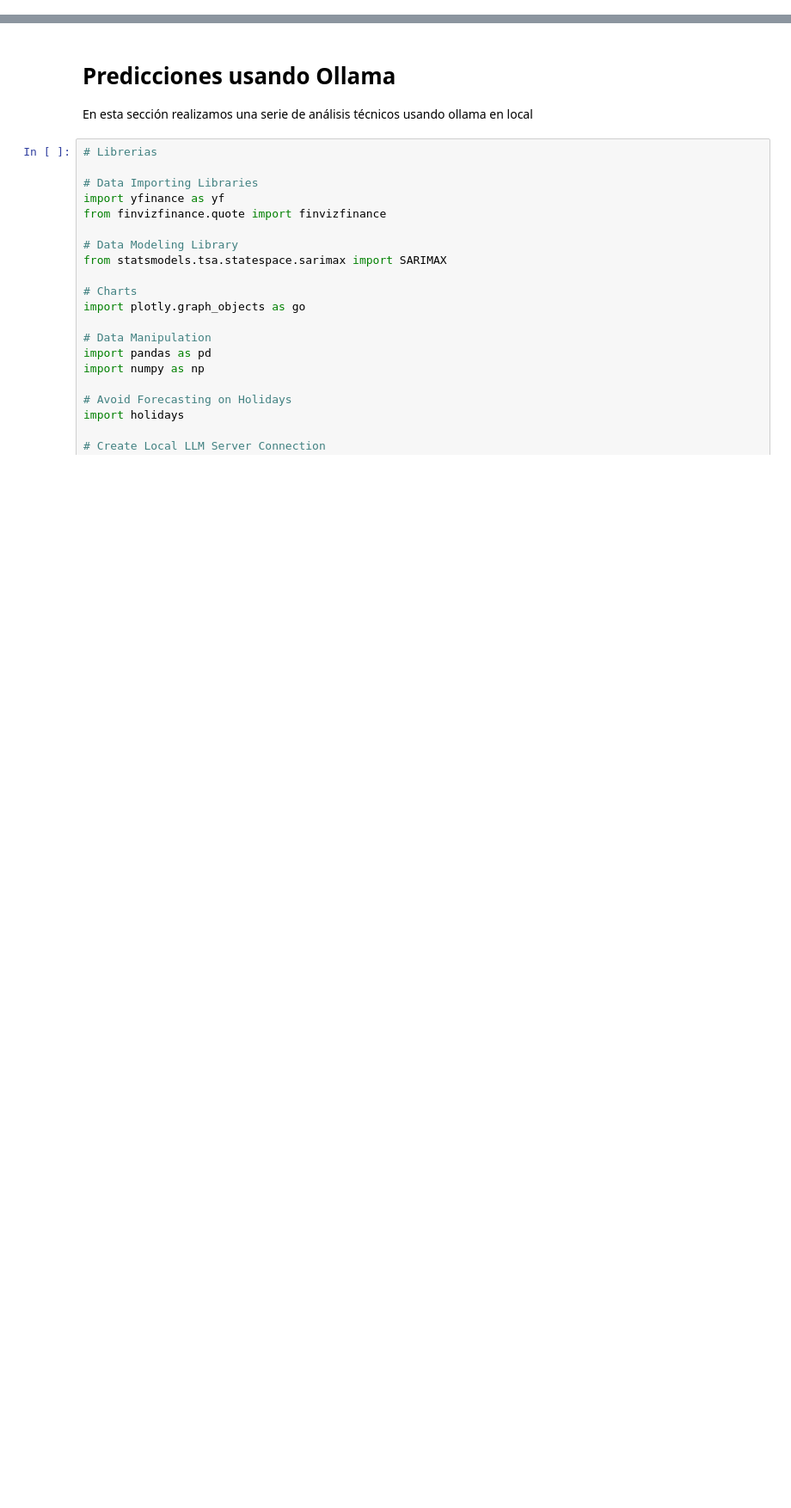
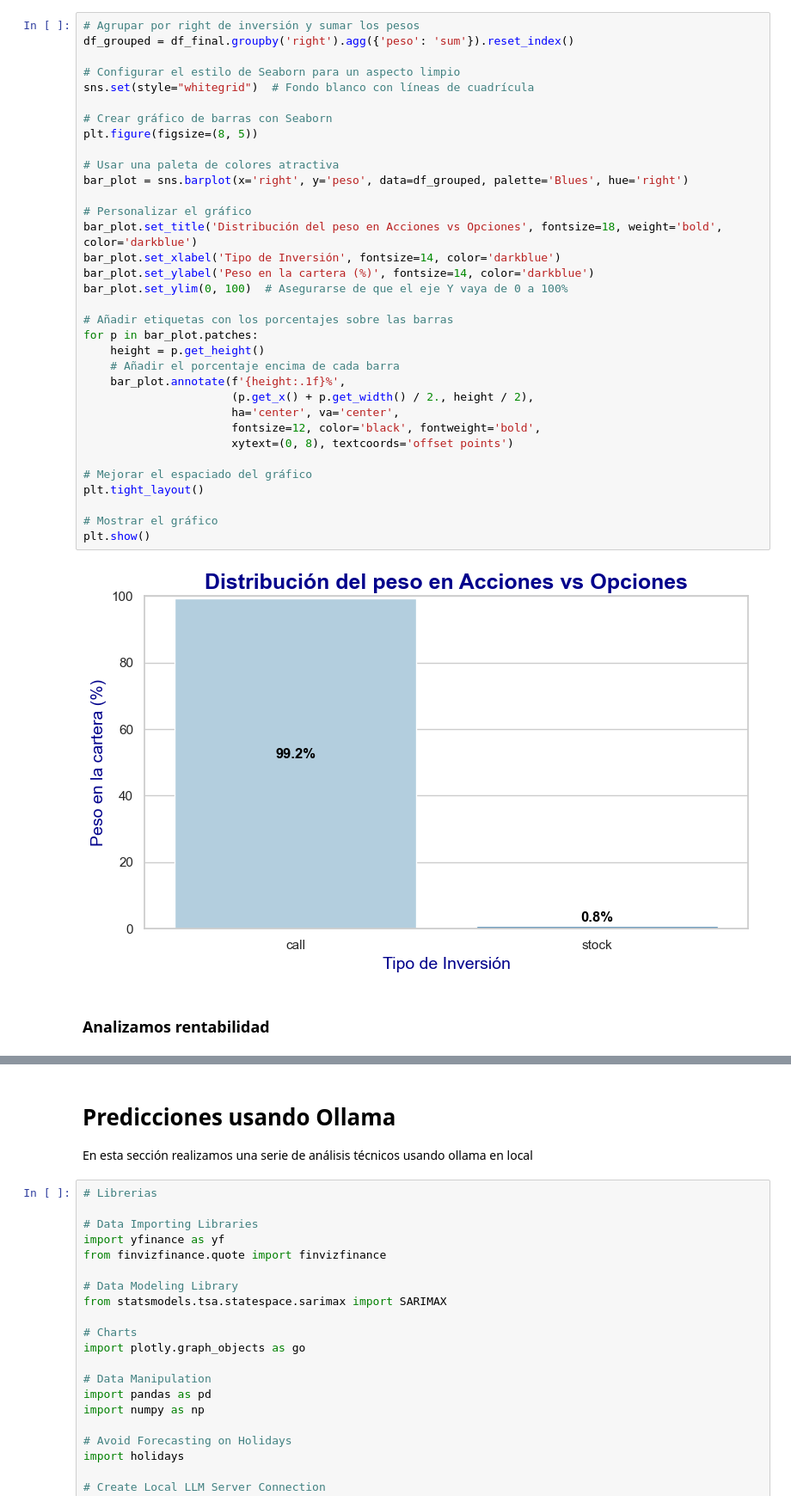
Before and after one commit to nestorap/sotck_app, a Jupyter notebook: notebooks/pruebas.ipynb, the cells around one changed output, grey strips where cells are left out. Shown at 86% size. Drawn from its saved outputs; the diff is of its cells as text; blank space fills up the shorter version.

```diff
--- a/notebooks/pruebas.ipynb
+++ b/notebooks/pruebas.ipynb
@@ -23,0 +138,38 @@ Matplotlib is building the font cache; this may take a moment.
+# %%
+# Agrupar por right de inversión y sumar los pesos
+df_grouped = df_final.groupby('right').agg({'peso': 'sum'}).reset_index()
+
+# Configurar el estilo de Seaborn para un aspecto limpio
+sns.set(style="whitegrid")  # Fondo blanco con líneas de cuadrícula
+
+# Crear gráfico de barras con Seaborn
+plt.figure(figsize=(8, 5))
+
+# Usar una paleta de colores atractiva
+bar_plot = sns.barplot(x='right', y='peso', data=df_grouped, palette='Blues', hue='right')
+
+# Personalizar el gráfico
+bar_plot.set_title('Distribución del peso en Acciones vs Opciones', fontsize=18, weight='bold', color='darkblue')
+bar_plot.set_xlabel('Tipo de Inversión', fontsize=14, color='darkblue')
+bar_plot.set_ylabel('Peso en la cartera (%)', fontsize=14, color='darkblue')
+bar_plot.set_ylim(0, 100)  # Asegurarse de que el eje Y vaya de 0 a 100%
+
+# Añadir etiquetas con los porcentajes sobre las barras
+for p in bar_plot.patches:
+    height = p.get_height()
+    # Añadir el porcentaje encima de cada barra
+    bar_plot.annotate(f'{height:.1f}%',
+                      (p.get_x() + p.get_width() / 2., height / 2),
+                      ha='center', va='center',
+                      fontsize=12, color='black', fontweight='bold',
+                      xytext=(0, 8), textcoords='offset points')
+
+# Mejorar el espaciado del gráfico
+plt.tight_layout()
+
+# Mostrar el gráfico
+plt.show()
+# %% [output]
+[figure, added]
+# %% [markdown]
+### Analizamos rentabilidad
```
Also changed, not shown: parts of 22 cells of this notebook.
